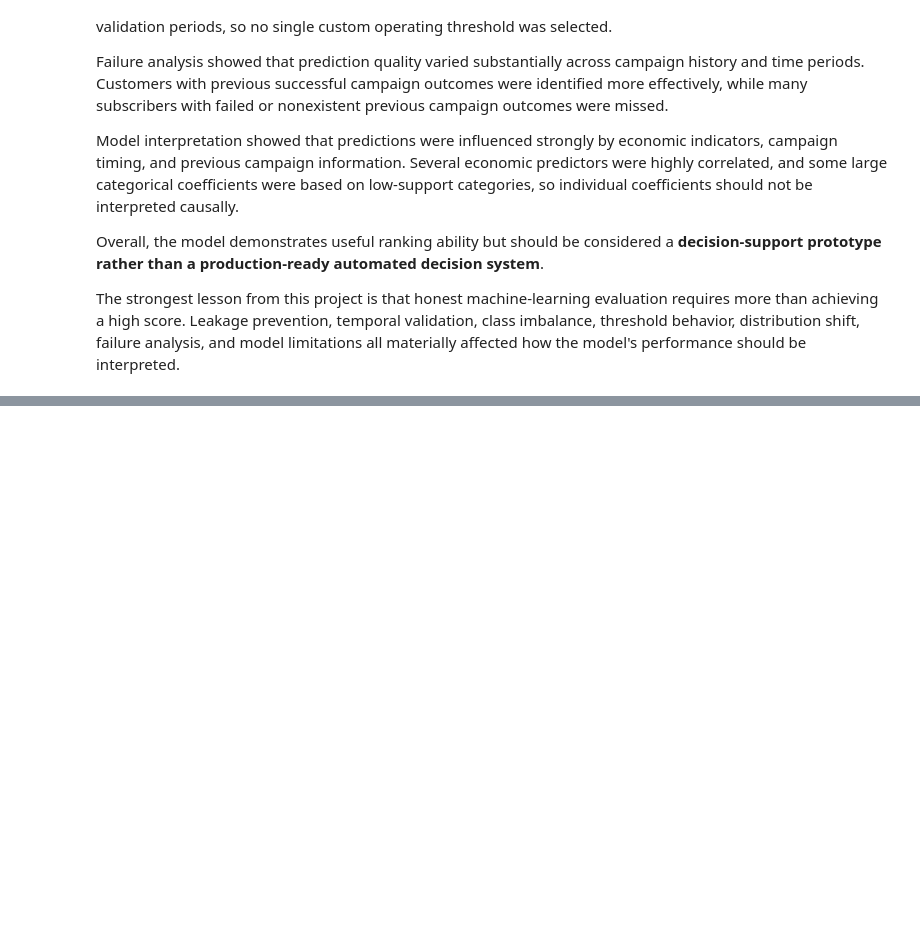
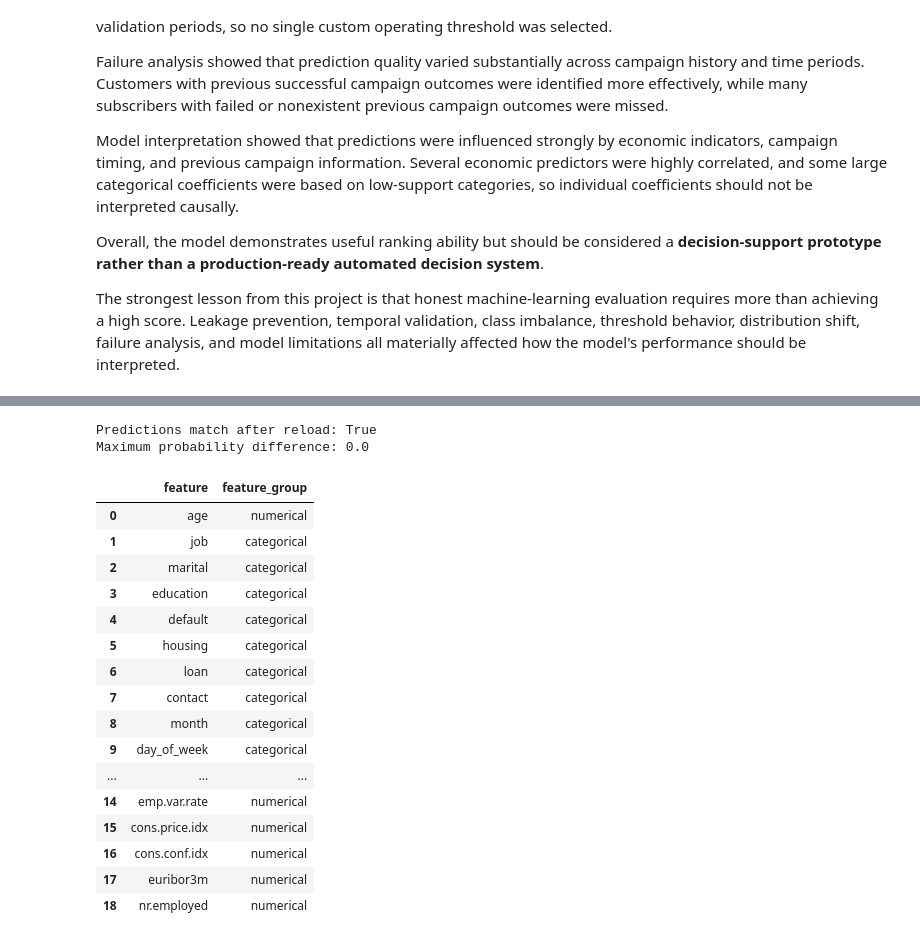
Before and after one commit to NourhanFarag/bank-marketing-subscription-prediction, a Jupyter notebook: notebooks/01_bank_marketing_analysis.ipynb, the cells around one changed output, grey strips where cells are left out. Cells and saved outputs as stored; diff of their text form; code cells hidden in the pictures; blank space fills up the shorter version.

Commit message:
Save and verify final fitted pipeline

```diff
--- a/notebooks/01_bank_marketing_analysis.ipynb
+++ b/notebooks/01_bank_marketing_analysis.ipynb
@@ -4723,0 +4840,71 @@ The strongest lesson from this project is that honest machine-learning evaluatio
+# %%
+verification_sample = X_test.iloc[:100].copy()
+
+original_probabilities = (
+    final_pipeline
+    .predict_proba(
+        verification_sample
+    )[:, 1]
+)
+
+loaded_probabilities = (
+    loaded_pipeline
+    .predict_proba(
+        verification_sample
+    )[:, 1]
+)
+
+predictions_match = np.allclose(
+    original_probabilities,
+    loaded_probabilities
+)
+
+print(
+    "Predictions match after reload:",
+    predictions_match
+)
+
+print(
+    "Maximum probability difference:",
+    np.max(
+        np.abs(
+            original_probabilities
+            - loaded_probabilities
+        )
+    )
+)
+# %% [output]
+Predictions match after reload: True
+Maximum probability difference: 0.0
+# %%
+model_input_schema = pd.DataFrame({
+    "feature": FEATURES,
+    "feature_group": [
+        (
+            "numerical"
+            if feature in NUMERIC_FEATURES
+            else "categorical"
+        )
+        for feature in FEATURES
+    ]
+})
+
+model_input_schema
+# %% [output]
+|  | feature | feature_group |
+| 0 | age | numerical |
+| 1 | job | categorical |
+| 2 | marital | categorical |
+| 3 | education | categorical |
+| 4 | default | categorical |
+| 5 | housing | categorical |
+| 6 | loan | categorical |
+| 7 | contact | categorical |
+| 8 | month | categorical |
+| 9 | day_of_week | categorical |
+| ... | ... | ... |
+| 14 | emp.var.rate | numerical |
+| 15 | cons.price.idx | numerical |
+| 16 | cons.conf.idx | numerical |
+| 17 | euribor3m | numerical |
+| 18 | nr.employed | numerical |
```
Also changed, not shown: parts of 9 cells of this notebook, 3 other files.
